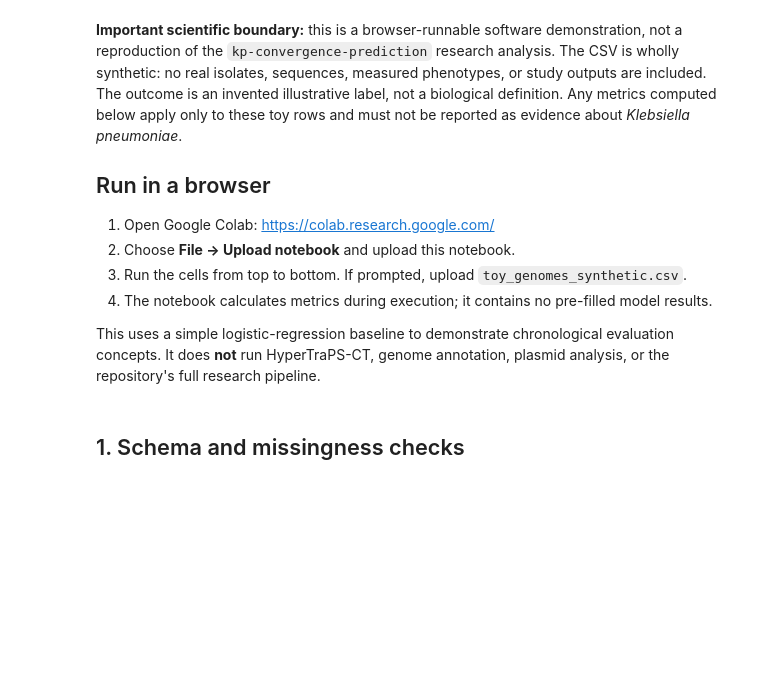
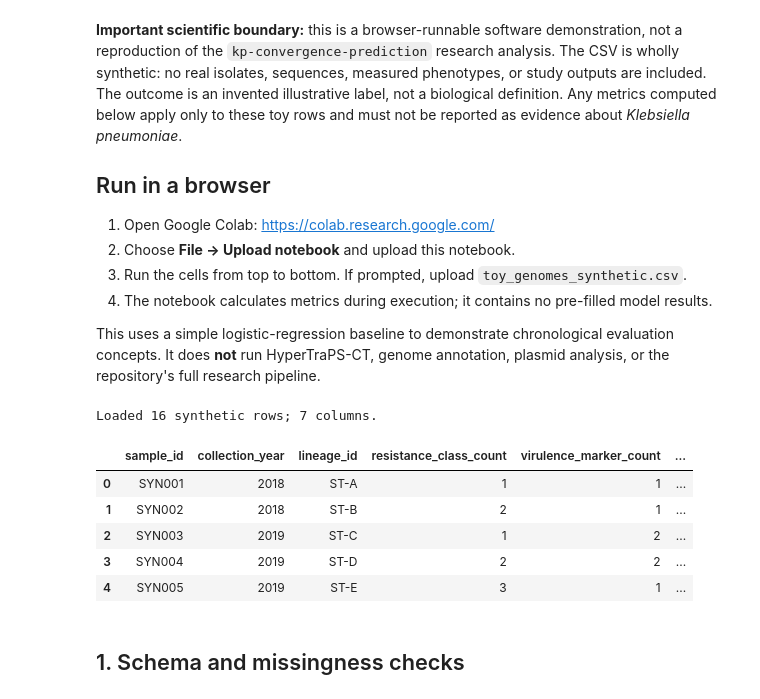
Before and after one commit to Sourcify-y/kp-convergence-prediction, a Jupyter notebook: demo/kp_convergence_temporal_demo.ipynb, the cells around one changed output. Saved outputs shown, nothing was run; the diff lists cells and outputs as text; code cells hidden in the pictures; blank space fills up the shorter version.

```diff
--- a/demo/kp_convergence_temporal_demo.ipynb
+++ b/demo/kp_convergence_temporal_demo.ipynb
@@ -13,23 +13,32 @@ This uses a simple logistic-regression baseline to demonstrate chronological eva
 # %%
 from pathlib import Path
 import pandas as pd
 import numpy as np
 import matplotlib.pyplot as plt
 
 DATA_PATH = Path("toy_genomes_synthetic.csv")
 if not DATA_PATH.exists():
     try:
         from google.colab import files
         print("Upload toy_genomes_synthetic.csv")
-        files.upload()
+        URL = "https://raw.githubusercontent.com/Sourcify-y/kp-convergence-prediction/main/<path>/toy_genomes_synthetic.csv"
+        df = pd.read_csv(DATA_PATH) if DATA_PATH.exists() else pd.read_csv(URL)
     except ImportError:
         pass
 if not DATA_PATH.exists():
     raise FileNotFoundError("Place toy_genomes_synthetic.csv beside this notebook.")
 
 df = pd.read_csv(DATA_PATH)
 print(f"Loaded {len(df)} synthetic rows; {df.shape[1]} columns.")
 display(df.head())
+# %% [output]
+Loaded 16 synthetic rows; 7 columns.
+|  | sample_id | collection_year | lineage_id | resistance_class_count | virulence_marker_count | ... |
+| 0 | SYN001 | 2018 | ST-A | 1 | 1 | ... |
+| 1 | SYN002 | 2018 | ST-B | 2 | 1 | ... |
+| 2 | SYN003 | 2019 | ST-C | 1 | 2 | ... |
+| 3 | SYN004 | 2019 | ST-D | 2 | 2 | ... |
+| 4 | SYN005 | 2019 | ST-E | 3 | 1 | ... |
 # %% [markdown]
 ## 1. Schema and missingness checks
 # %%
```
Also changed, not shown: parts of 6 cells of this notebook.
